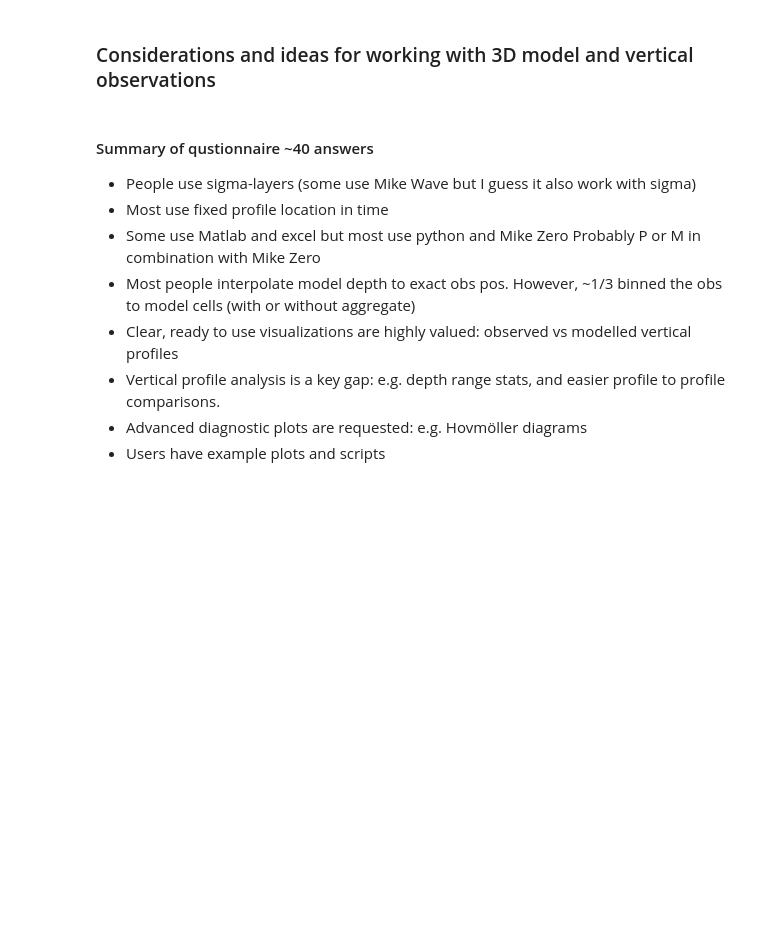
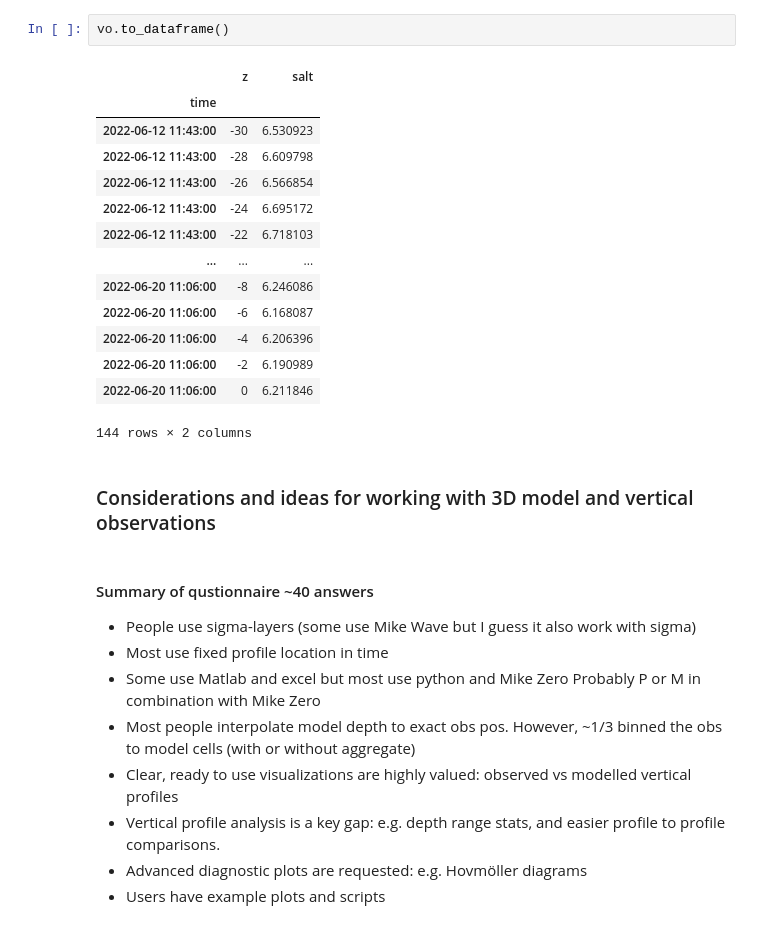
Before and after one commit to DHI/modelskill, a Jupyter notebook: notebooks/vertical_skill.ipynb, the cells around one changed output. Saved outputs shown, nothing was run; the diff lists cells and outputs as text; blank space fills up the shorter version.

```diff
--- a/notebooks/vertical_skill.ipynb
+++ b/notebooks/vertical_skill.ipynb
@@ -1,3 +39,20 @@
+# %%
+vo.to_dataframe()
+# %% [output]
+|  | z | salt |
+| time |  |  |
+| 2022-06-12 11:43:00 | -30 | 6.530923 |
+| 2022-06-12 11:43:00 | -28 | 6.609798 |
+| 2022-06-12 11:43:00 | -26 | 6.566854 |
+| 2022-06-12 11:43:00 | -24 | 6.695172 |
+| 2022-06-12 11:43:00 | -22 | 6.718103 |
+| ... | ... | ... |
+| 2022-06-20 11:06:00 | -8 | 6.246086 |
+| 2022-06-20 11:06:00 | -6 | 6.168087 |
+| 2022-06-20 11:06:00 | -4 | 6.206396 |
+| 2022-06-20 11:06:00 | -2 | 6.190989 |
+| 2022-06-20 11:06:00 | 0 | 6.211846 |
+144 rows × 2 columns
 # %% [markdown]
 ### Considerations and ideas for working with 3D model and vertical observations
 # %% [markdown]
```
Also changed, not shown: parts of 6 cells of this notebook.
